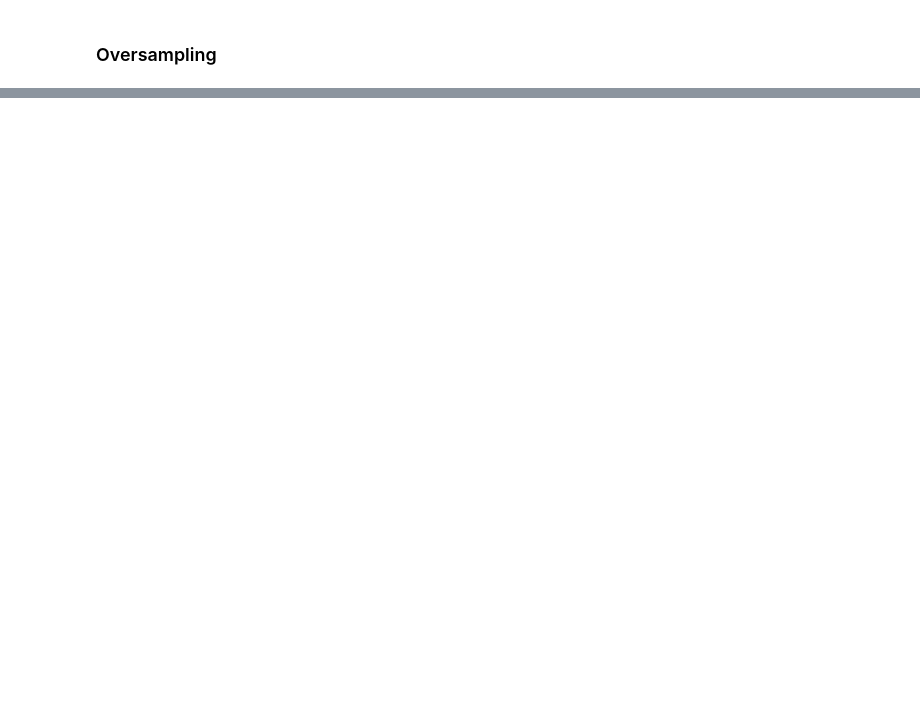
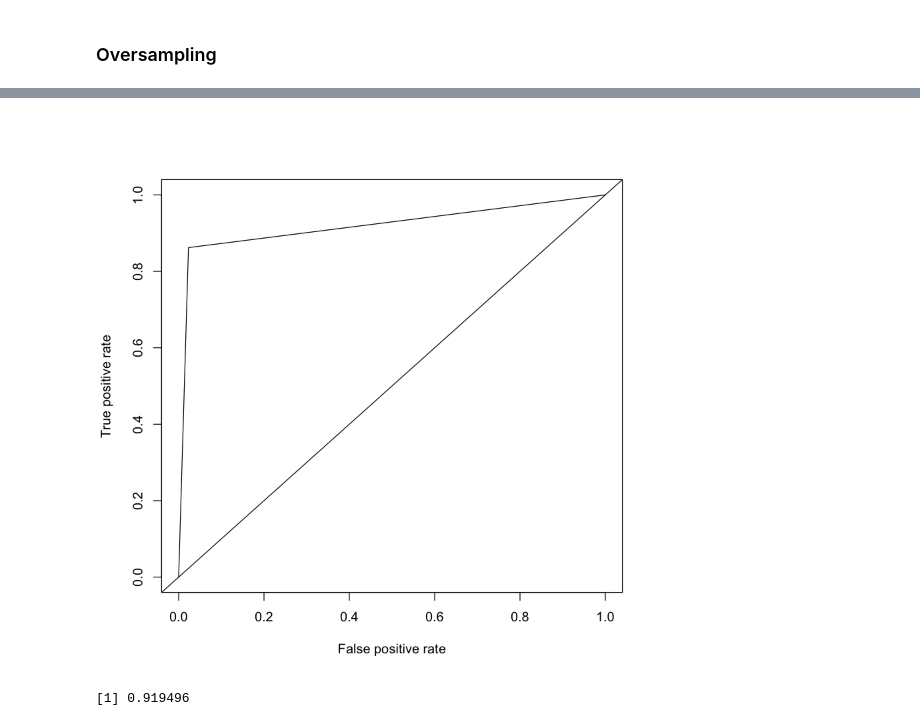
Before and after one commit to jamalarz/Projet_Supervised_Learning, a Jupyter notebook: Projet_Supervised_Learning.ipynb, the cells around one changed output, grey strips where cells are left out. Saved outputs shown, nothing was run; the diff lists cells and outputs as text; code cells hidden in the pictures; blank space fills up the shorter version.

```diff
--- a/Projet_Supervised_Learning.ipynb
+++ b/Projet_Supervised_Learning.ipynb
@@ -150,0 +311,3 @@ datad_us=data_us[,-which(names(data_us) %in% c("Time","Amount","Class"))]
+# %%
+bayes <- naiveBayes(as.factor(datad_us_train$Class)~., data = datad_us_train, laplace = 1,)
+bayes$apriori
@@ -150,0 +326,2 @@ datad_us=data_us[,-which(names(data_us) %in% c("Time","Amount","Class"))]
+# %%
+pred <- predict(bayes, datad_us_test)
@@ -150,0 +359,14 @@ datad_us=data_us[,-which(names(data_us) %in% c("Time","Amount","Class"))]
+# %%
+roc_pred_nb=prediction(as.numeric(as.character(pred)),datad_us_test$Class)
+# %%
+roc_pref_nb=performance(roc_pred_nb,measure = "tpr", x.measure = "fpr")
+# %%
+plot(roc_pref_nb)
+abline(a=0, b= 1)
+# %% [output]
+[figure, added]
+# %%
+auc_perf_nb = performance(roc_pred_nb, measure = "auc")
+as.numeric(auc_perf_nb@y.values)
+# %% [output]
+[1] 0.919496
```
Also changed, not shown: parts of 29 cells of this notebook.
